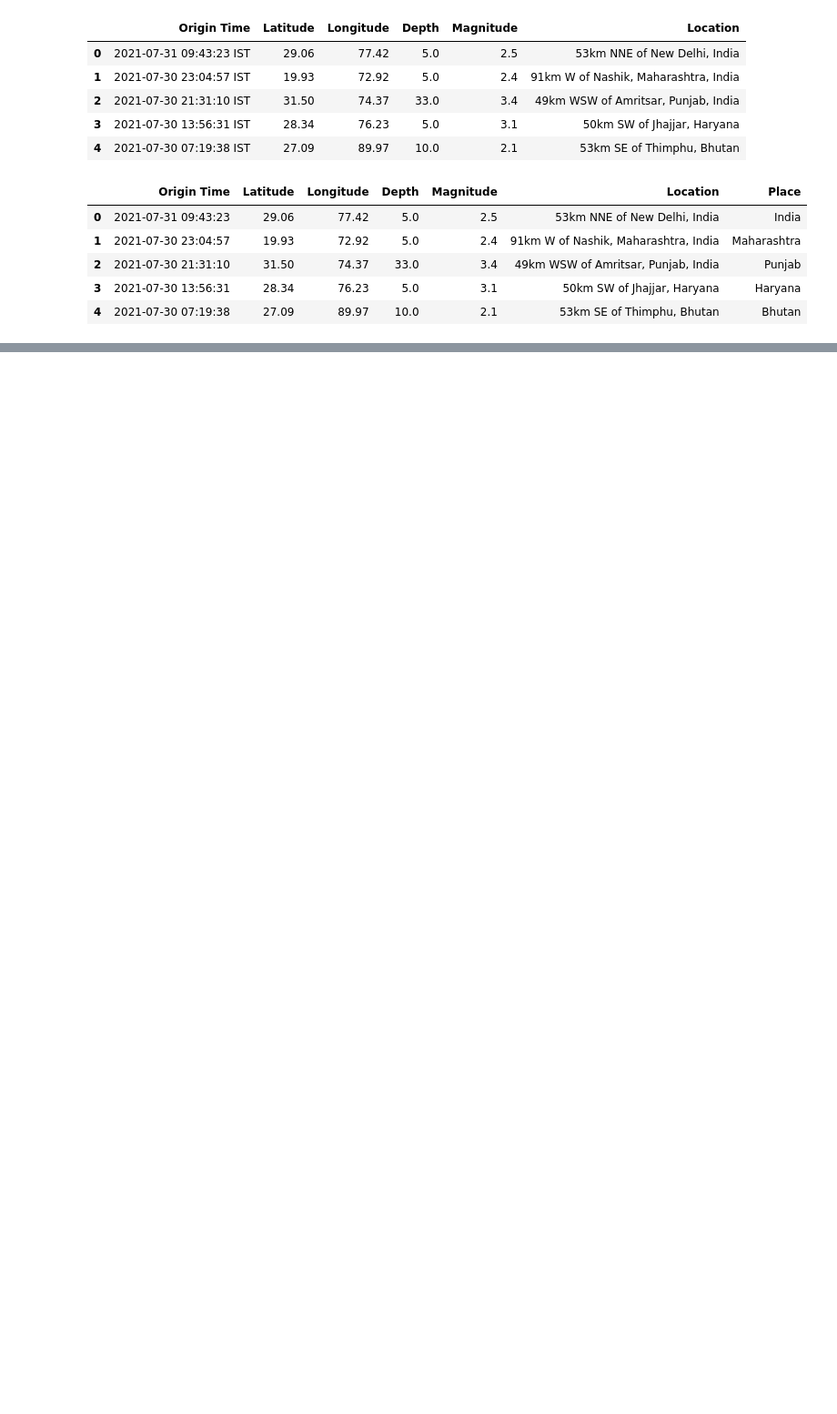
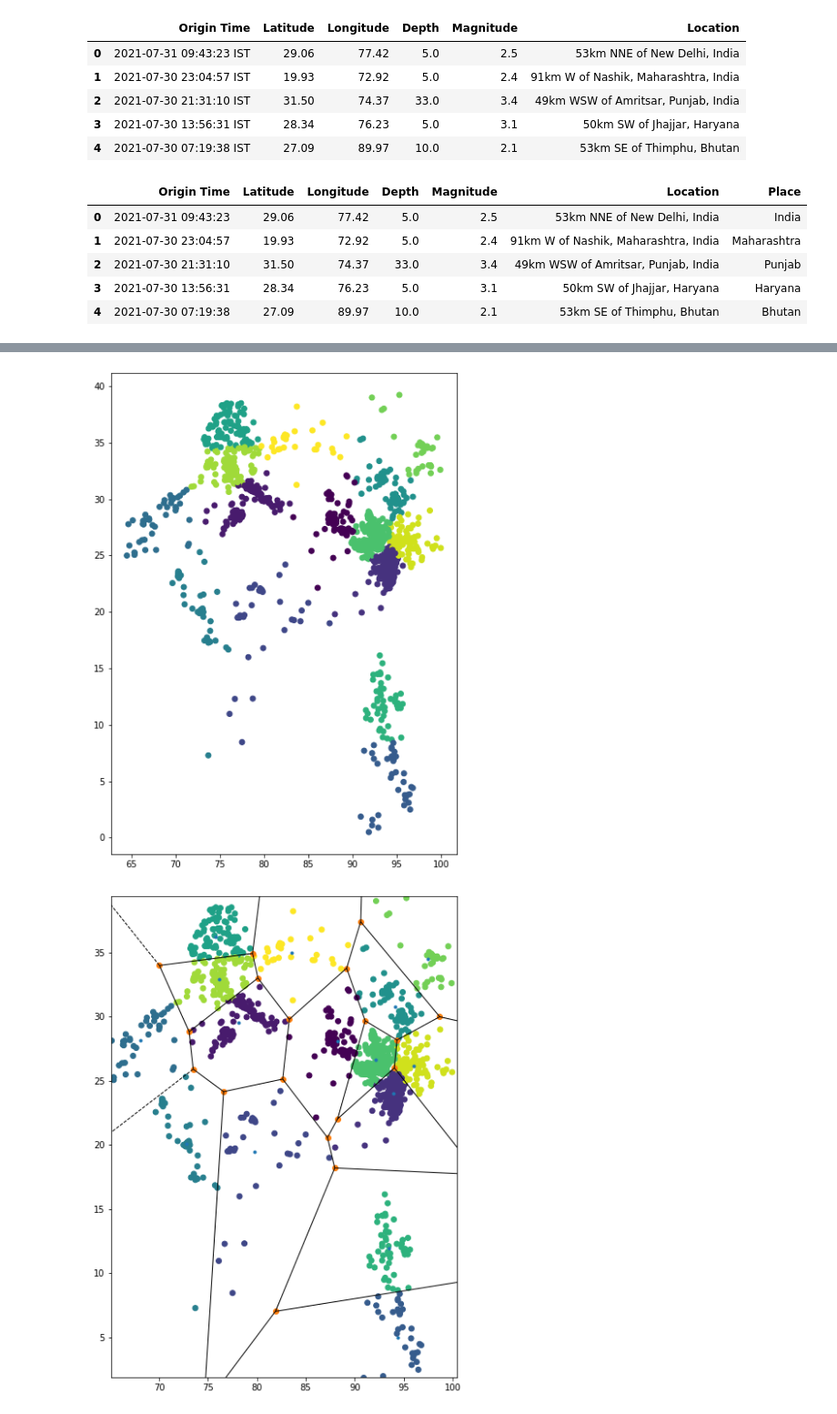
Before and after one commit to vishwaskotegar/Earthquake-Prediction, a Jupyter notebook: Visualisation.ipynb, the cells around one changed output, grey strips where cells are left out. Shown at 91% size. Saved outputs shown, nothing was run; the diff lists cells and outputs as text; code cells hidden in the pictures; blank space fills up the shorter version.

```diff
--- a/Visualisation.ipynb
+++ b/Visualisation.ipynb
@@ -76,0 +104,4 @@ KeplerGl(data={'Indian Earthquake Visualization': {'index': [0, 1, 2, 3, 4, 5, 6
+# %%
+f1 = df['Latitude']
+f2 = df['Longitude']
+X = np.array(list(zip(f2,f1)))
@@ -76,0 +118,19 @@ KeplerGl(data={'Indian Earthquake Visualization': {'index': [0, 1, 2, 3, 4, 5, 6
+# %%
+from sklearn.cluster import KMeans
+kmeans = KMeans(15).fit(X)
+centers=kmeans.cluster_centers_
+labels = kmeans.predict(X)
+plt.figure(figsize = (7,10))
+plt.scatter(f2,f1,c = labels)
+plt.show()
+
+plt.figure(figsize = (7,10))
+plt.scatter(f2,f1,c = labels)
+vor = Voronoi(centers)
+fig = voronoi_plot_2d(vor,plt.gca())
+
+
+plt.show()
+# %% [output]
+[figure, added]
+[figure, added]
```
Also changed, not shown: parts of 14 cells of this notebook, 2 other files.
